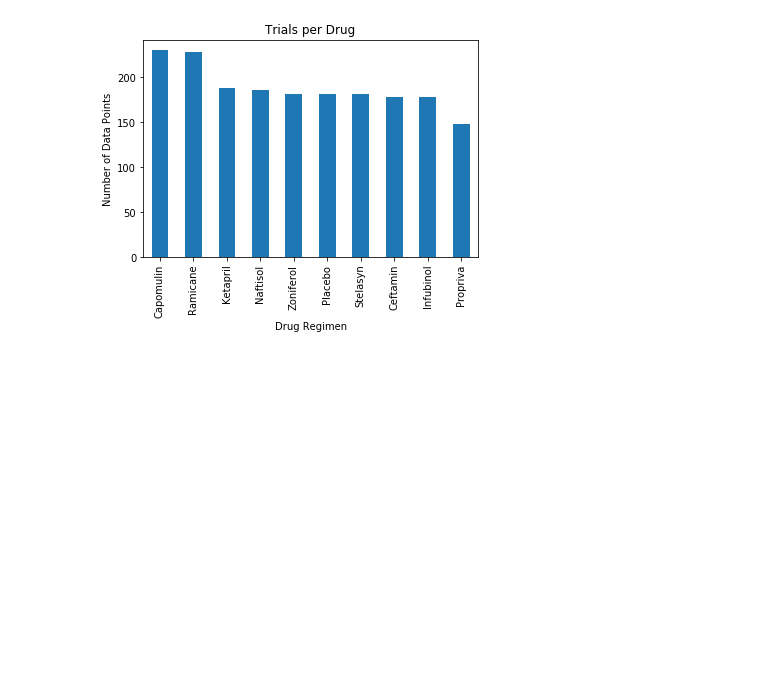
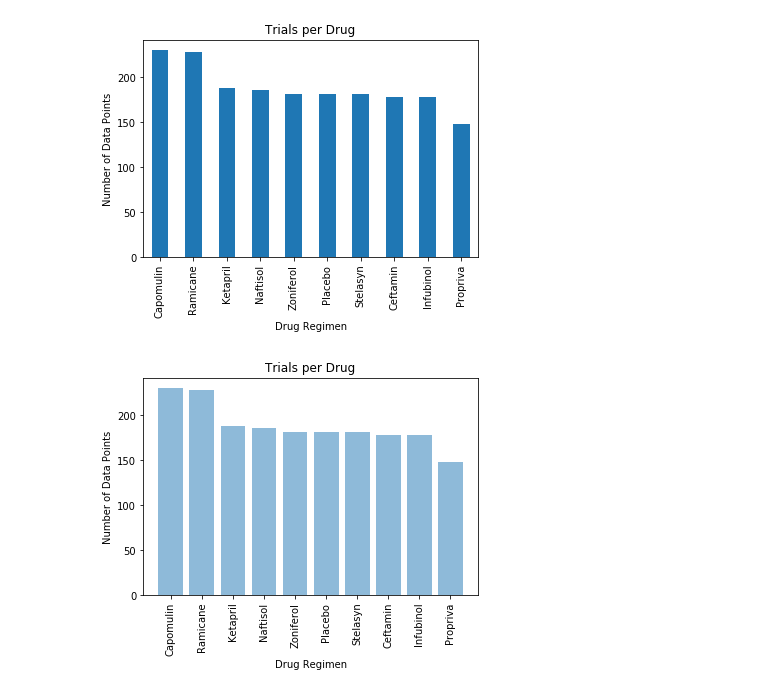
Before and after one commit to Stephen-Chu15/SCC_tumor_study, a Jupyter notebook: SCC_tumor_study.ipynb, the cells around one changed output. Saved outputs shown, nothing was run; the diff lists cells and outputs as text; code cells hidden in the pictures; blank space fills up the shorter version.

Commit message:
used pyplot to graph the data instead

```diff
--- a/SCC_tumor_study.ipynb
+++ b/SCC_tumor_study.ipynb
@@ -164,3 +164,17 @@ trials_per_drug.set_ylabel('Number of Data Points')
 plt.show()
 # %% [output]
 [figure]
+# %%
+# Generate a bar plot this time showing the exact same data using pyplots
+drugs = sorted_count_of_trials.index
+data = sorted_count_of_trials.values
+x_axis = np.arange(len(count_of_trials))
+plt.bar(x_axis, data, alpha = 0.5, align = 'center')
+tick_locations = [value for value in x_axis]
+plt.xticks(tick_locations, drugs, rotation = 'vertical')
+plt.title('Trials per Drug')
+plt.xlabel('Drug Regimen')
+plt.ylabel('Number of Data Points')
+plt.show()
+# %% [output]
+[figure, added]
```
